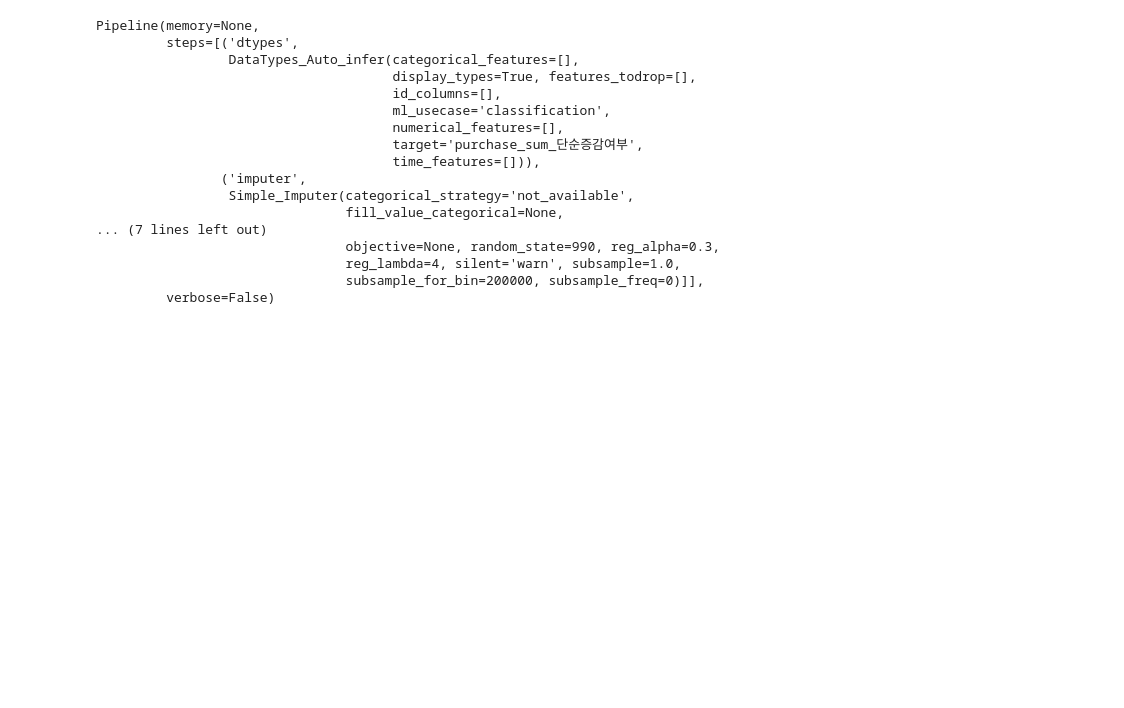
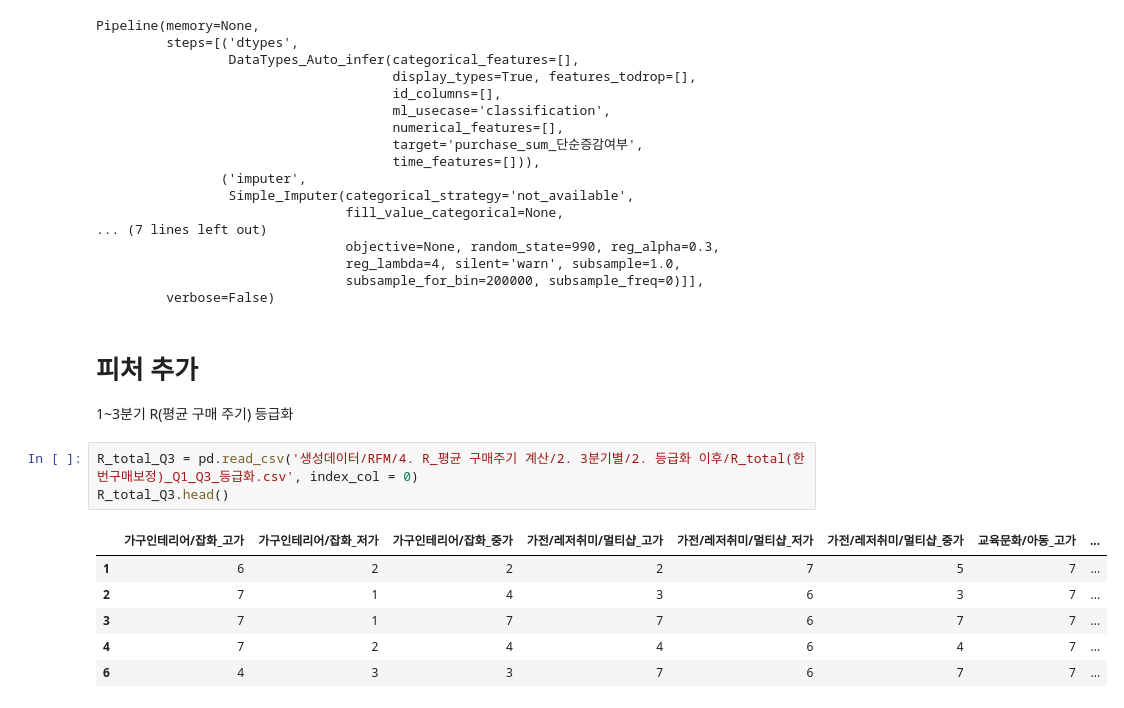
Before and after one commit to leejunghyunA/second_projects, a Jupyter notebook: 전체 모델링_10_25.ipynb, the cells around one changed output. Drawn from its saved outputs; the diff is of its cells as text; blank space fills up the shorter version.

```diff
--- a/전체 모델링_10_25.ipynb
+++ b/전체 모델링_10_25.ipynb
@@ -217,3 +219,16 @@ Pipeline(memory=None,
                                 reg_lambda=4, silent='warn', subsample=1.0,
                                 subsample_for_bin=200000, subsample_freq=0)]],
          verbose=False)
+# %% [markdown]
+# 피처 추가
+1~3분기 R(평균 구매 주기) 등급화
+# %%
+R_total_Q3 = pd.read_csv('생성데이터/RFM/4. R_평균 구매주기 계산/2. 3분기별/2. 등급화 이후/R_total(한번구매보정)_Q1_Q3_등급화.csv', index_col = 0)
+R_total_Q3.head()
+# %% [output]
+|  | 가구인테리어/잡화_고가 | 가구인테리어/잡화_저가 | 가구인테리어/잡화_중가 | 가전/레저취미/멀티샵_고가 | 가전/레저취미/멀티샵_저가 | 가전/레저취미/멀티샵_중가 | 교육문화/아동_고가 | ... |
+| 1 | 6 | 2 | 2 | 2 | 7 | 5 | 7 | ... |
+| 2 | 7 | 1 | 4 | 3 | 6 | 3 | 7 | ... |
+| 3 | 7 | 1 | 7 | 7 | 6 | 7 | 7 | ... |
+| 4 | 7 | 2 | 4 | 4 | 6 | 4 | 7 | ... |
+| 6 | 4 | 3 | 3 | 7 | 6 | 7 | 7 | ... |
```
Also changed, not shown: parts of 10 cells of this notebook.
